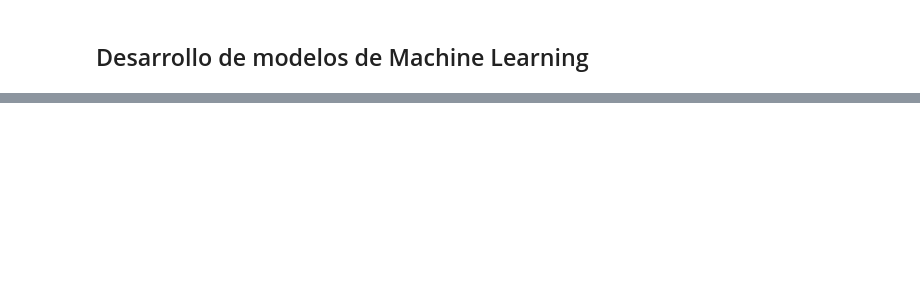
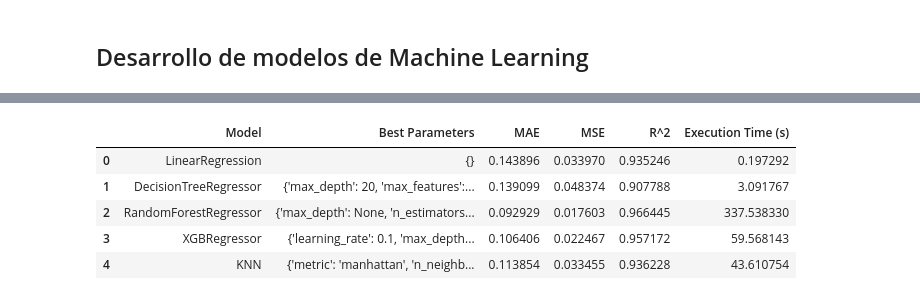
Before and after one commit to rownlet/DS_II, a Jupyter notebook: air_quality.ipynb, the cells around one changed output, grey strips where cells are left out. Saved outputs shown, nothing was run; the diff lists cells and outputs as text; code cells hidden in the pictures; blank space fills up the shorter version.

```diff
--- a/air_quality.ipynb
+++ b/air_quality.ipynb
@@ -880,5 +888,8 @@ df.corr().style.background_gradient(cmap='coolwarm')
 | AQI_Bucket_Satisfactory | 0.098340 | -0.490055 | -0.370356 | -0.138919 | -0.224466 | -0.149632 | -0.143669 | -0.279649 | -0.094218 | -0.240895 | -0.575241 | ... |
 | AQI_Bucket_Severe | -0.126425 | 0.305155 | 0.135519 | 0.261579 | 0.225577 | 0.185542 | 0.058172 | 0.434284 | 0.280389 | 0.211074 | 0.536792 | ... |
 | AQI_Bucket_Very Poor | -0.085880 | 0.410102 | 0.257901 | 0.198373 | 0.205472 | 0.163562 | 0.124757 | 0.190221 | 0.073838 | 0.149532 | 0.430075 | ... |
+# %%
+# Eliminar los valores nulos
+df.dropna(inplace=True)
 # %% [markdown]
 ## Desarrollo de modelos de Machine Learning
@@ -885,10 +920,39 @@ df.corr().style.background_gradient(cmap='coolwarm')
 # %%
 # Definicion de variables
+X = df.drop(columns=['AQI', 'Date'])
 y = df['AQI']
-X = df.drop(columns=['AQI'])
 # %%
-# Dividir el dataset en 80% para entrenamiento y 20% para prueba + validación
+# Dividir el dataset en 80% para entrenamiento y 20% para test
 X_train, X_test, y_train, y_test = train_test_split(X, y, test_size=0.2, random_state=42)
-
-# Dividir el 20% en 10% para test y 10% para validación
-X_test, X_val, y_test, y_val = train_test_split(X_test, y_test, test_size=0.5, random_state=42)
+# %%
+# Crear diccionario para modelos de regresión
+
+# Definir el diccionario de modelos
+models = [
+    {
+        'name': 'LinearRegression',
+        'model': LinearRegression(),
+        'params': {}
+    },
+    {
+        'name': 'DecisionTreeRegressor',
+        'model': DecisionTreeRegressor(),
+        'params': {'max_depth': [None, 10, 20], 'min_samples_split': [2, 5, 7], 'min_samples_leaf': [1, 5, 7],
+                   'max_features': ["sqrt", "log2"]}
+    },
+    {
+        'name': 'RandomForestRegressor',
+        'model': RandomForestRegressor(),
+        'params': {'n_estimators': [50, 100, 200], 'max_depth': [None, 10, 20]}
+    },
+    {
+        'name': 'XGBRegressor',
+        'model': XGBRegressor(),
+        'params': {'n_estimators': [50, 100, 200], 'learning_rate': [0.01, 0.1, 0.3], 'max_depth': [3, 4, 5],
+                   'subsample': [0.6, 0.8, 1.0]}
+    },
+    {    'name': 'KNN',
+         'model': KNeighborsRegressor(),
+         'params': {'n_neighbors': [3, 5, 7, 9], 'weights': ['uniform', 'distance'],'metric': ['euclidean', 'manhattan']}
+    }
+]
@@ -894,0 +1021,10 @@ X_test, X_val, y_test, y_val = train_test_split(X_test, y_test, test_size=0.5, r
+# %%
+# Ejemplo de llamada a la función
+train_and_evaluate_models(models, X, y)
+# %% [output]
+|  | Model | Best Parameters | MAE | MSE | R^2 | Execution Time (s) |
+| 0 | LinearRegression | {} | 0.143896 | 0.033970 | 0.935246 | 0.197292 |
+| 1 | DecisionTreeRegressor | {'max_depth': 20, 'max_features':... | 0.139099 | 0.048374 | 0.907788 | 3.091767 |
+| 2 | RandomForestRegressor | {'max_depth': None, 'n_estimators... | 0.092929 | 0.017603 | 0.966445 | 337.538330 |
+| 3 | XGBRegressor | {'learning_rate': 0.1, 'max_depth... | 0.106406 | 0.022467 | 0.957172 | 59.568143 |
+| 4 | KNN | {'metric': 'manhattan', 'n_neighb... | 0.113854 | 0.033455 | 0.936228 | 43.610754 |
```
Also changed, not shown: parts of 8 cells of this notebook.
